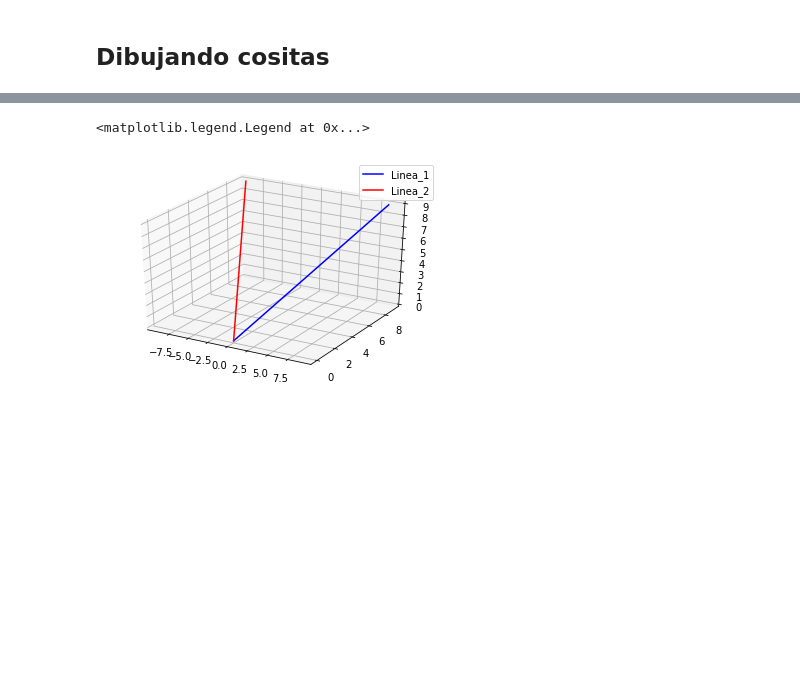
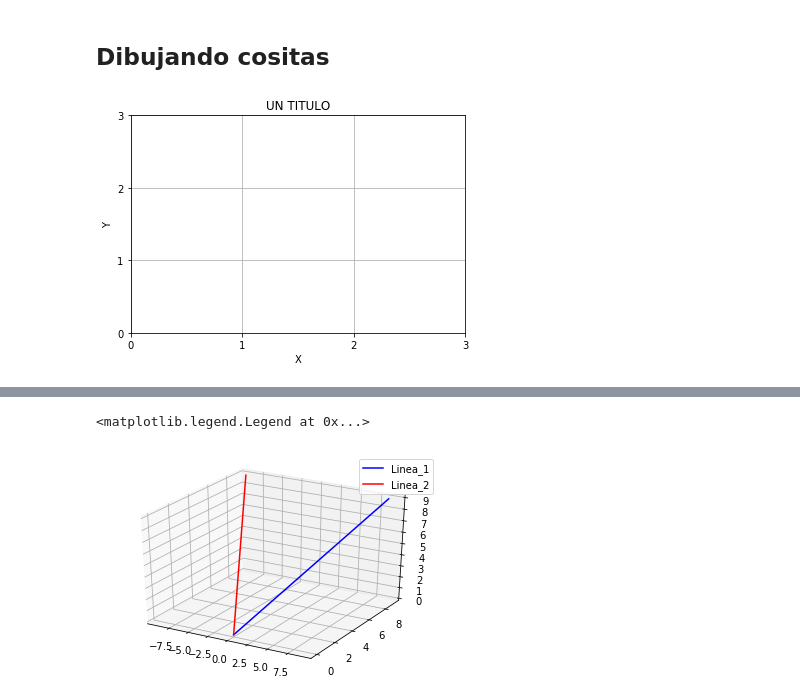
Before and after one commit to LeoMorales/taller-python-cenpat, a Jupyter notebook: Clase 02 - NumPy, Matplotlib.ipynb, the cells around one changed output, grey strips where cells are left out. Cells and saved outputs as stored; diff of their text form; code cells hidden in the pictures; blank space fills up the shorter version.

```diff
--- a/Clase 02 - NumPy, Matplotlib.ipynb
+++ b/Clase 02 - NumPy, Matplotlib.ipynb
@@ -376,3 +373,14 @@ IFrame(src="http://matplotlib.org", width='100%', height='500px')
 import matplotlib.pyplot as plt
 # %% [markdown]
 ## Dibujando cositas
+# %%
+fig = plt.figure()
+ax = fig.add_subplot(111)# *nrows*, *ncols*, and *index*
+ax.set_title('UN TITULO')
+ax.set_yticks([0, 1, 2, 3])
+ax.set_xticks([0, 1, 2, 3])
+ax.set_ylabel('Y')
+ax.set_xlabel('X')
+ax.grid()
+# %% [output]
+[figure, added]
```
Also changed, not shown: parts of 30 cells of this notebook, 1 other file.
